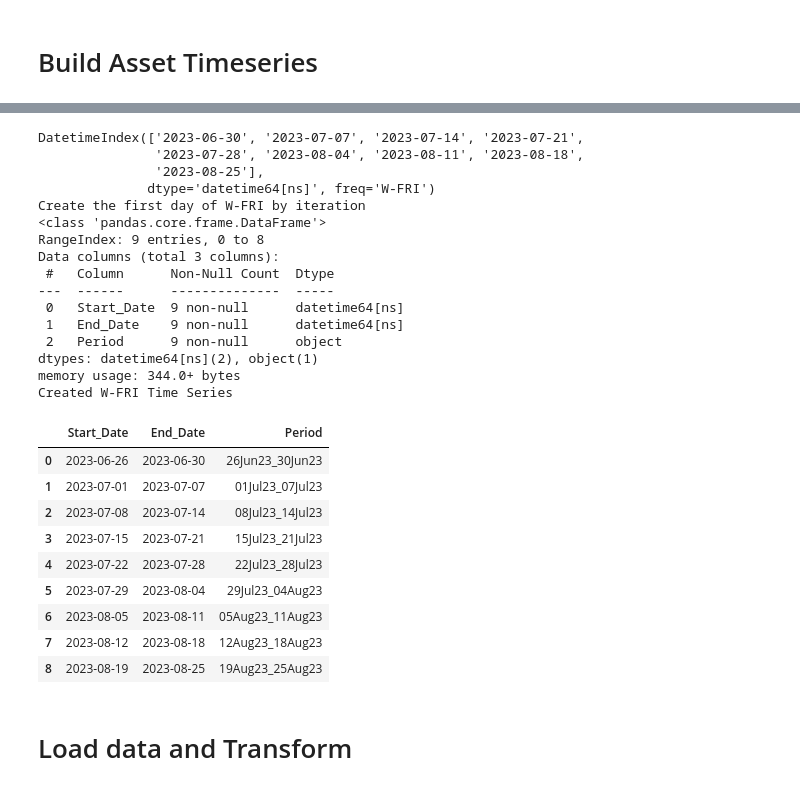
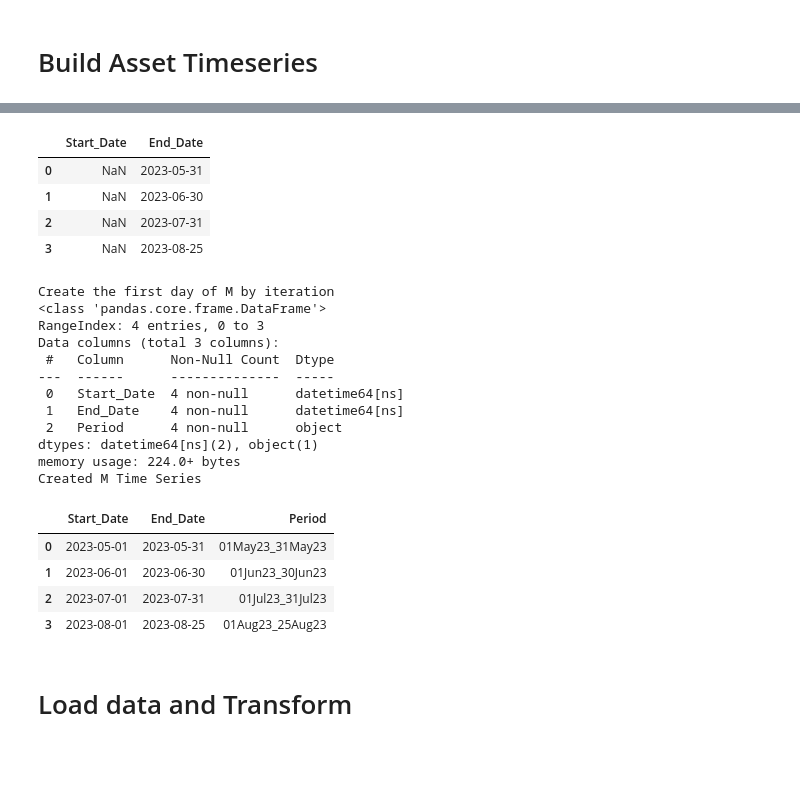
Before and after one commit to technqvi/FinQuant, a Jupyter notebook: AssetV2-Mini-ComparePerf.ipynb, the cells around one changed output, grey strips where cells are left out. Cells and saved outputs as stored; diff of their text form; code cells hidden in the pictures; blank space fills up the shorter version.

```diff
--- a/AssetV2-Mini-ComparePerf.ipynb
+++ b/AssetV2-Mini-ComparePerf.ipynb
@@ -16,10 +16,11 @@ import seaborn
 
 isPy=False
 # %%
-from_str='2023-06-26'
+from_str='2023-05-01'
 to_str='2023-08-25'
-feq ='W-FRI'  # support month=M,quater=Q,year=Y
-# feq ='M'
+# support month=M,quater=Q,year=Y
+#feq ='W-FRI'  # from_str is the first of  week
+feq ='M'  #  from_str is the first of XXX  1/6/23
 isPrintEcahPeriod=True
 removeList =[]
 # removeList = ['KKP-TQG', 'KFTHAISM']
@@ -69,3 +70,13 @@ print(isPrintEcahPeriod)
 True
 # %% [markdown]
 # Build Asset Timeseries
+# %%
+# this is the last date of goverm period
+period_index=pd.date_range(start=from_str,end=to_str, freq=feq)
+print(period_index)
+
+list_period_index=list(period_index)
+if feq=='M':
+    if  list_period_index[-1] < datetime.strptime(to_str,'%Y-%m-%d'):
+     list_period_index.append(datetime.strptime(to_str,'%Y-%m-%d'))
+print(list_period_index)
@@ -72,60 +86,52 @@ True
+# %%
+# create StartDate as Nan
+fundPerfByPeriod_df=pd.DataFrame(data=list_period_index,columns=['End_Date'])
+fundPerfByPeriod_df['Start_Date']=np.nan
+fundPerfByPeriod_df=fundPerfByPeriod_df[['Start_Date','End_Date']]
+fundPerfByPeriod_df
+# %% [output]
+|  | Start_Date | End_Date |
+| 0 | NaN | 2023-05-31 |
+| 1 | NaN | 2023-06-30 |
+| 2 | NaN | 2023-07-31 |
+| 3 | NaN | 2023-08-25 |
 # %%
-# this is the last date of goverm period
-period_index=pd.date_range(start=from_str,end=to_str, freq=feq)
-print(period_index)
-
-
-# create StartDate as Nan
-fundPerfByPeriod_df=pd.DataFrame(data=list(period_index),columns=['End_Date'])
-fundPerfByPeriod_df['Start_Date']=np.nan
-fundPerfByPeriod_df=fundPerfByPeriod_df[['Start_Date','End_Date']]
-
-
 print(f"Create the first day of {feq} by iteration")
 # print(fundPerfByPeriod_df)
 
 for index,row in fundPerfByPeriod_df.iterrows():
     if index==0:
        fundPerfByPeriod_df.iloc[0,0]=datetime.strptime(from_str,'%Y-%m-%d')
     else:
         # get End_Date(last day of Year, Quater,Month) of previouse row
         prev_end_date= fundPerfByPeriod_df.iloc[index-1,1]
         start_date=prev_end_date + timedelta(days = 1) #
         fundPerfByPeriod_df.iloc[index,0]=start_date
 fundPerfByPeriod_df['Start_Date']=pd.to_datetime(fundPerfByPeriod_df['Start_Date'],format='%Y-%m-%d %H:%M:%S')
 
 fundPerfByPeriod_df['Period']= fundPerfByPeriod_df.apply( lambda item:f"{item['Start_Date'].strftime('%d')}{item['Start_Date'].strftime('%b')}{item['Start_Date'].strftime('%y')}_{item['End_Date'].strftime('%d')}{item['End_Date'].strftime('%b')}{item['End_Date'].strftime('%y')}"  ,axis=1  )
 fundPerfByPeriod_df.info()
 
 print(f"Created {feq} Time Series")
 fundPerfByPeriod_df
 # %% [output]
-DatetimeIndex(['2023-06-30', '2023-07-07', '2023-07-14', '2023-07-21',
-               '2023-07-28', '2023-08-04', '2023-08-11', '2023-08-18',
-               '2023-08-25'],
-              dtype='datetime64[ns]', freq='W-FRI')
-Create the first day of W-FRI by iteration
+Create the first day of M by iteration
 <class 'pandas.core.frame.DataFrame'>
-RangeIndex: 9 entries, 0 to 8
+RangeIndex: 4 entries, 0 to 3
 Data columns (total 3 columns):
  #   Column      Non-Null Count  Dtype
 ---  ------      --------------  -----
- 0   Start_Date  9 non-null      datetime64[ns]
- 1   End_Date    9 non-null      datetime64[ns]
- 2   Period      9 non-null      object
+ 0   Start_Date  4 non-null      datetime64[ns]
+ 1   End_Date    4 non-null      datetime64[ns]
+ 2   Period      4 non-null      object
 dtypes: datetime64[ns](2), object(1)
-memory usage: 344.0+ bytes
-Created W-FRI Time Series
+memory usage: 224.0+ bytes
+Created M Time Series
 |  | Start_Date | End_Date | Period |
-| 0 | 2023-06-26 | 2023-06-30 | 26Jun23_30Jun23 |
-| 1 | 2023-07-01 | 2023-07-07 | 01Jul23_07Jul23 |
-| 2 | 2023-07-08 | 2023-07-14 | 08Jul23_14Jul23 |
-| 3 | 2023-07-15 | 2023-07-21 | 15Jul23_21Jul23 |
-| 4 | 2023-07-22 | 2023-07-28 | 22Jul23_28Jul23 |
-| 5 | 2023-07-29 | 2023-08-04 | 29Jul23_04Aug23 |
-| 6 | 2023-08-05 | 2023-08-11 | 05Aug23_11Aug23 |
-| 7 | 2023-08-12 | 2023-08-18 | 12Aug23_18Aug23 |
-| 8 | 2023-08-19 | 2023-08-25 | 19Aug23_25Aug23 |
+| 0 | 2023-05-01 | 2023-05-31 | 01May23_31May23 |
+| 1 | 2023-06-01 | 2023-06-30 | 01Jun23_30Jun23 |
+| 2 | 2023-07-01 | 2023-07-31 | 01Jul23_31Jul23 |
+| 3 | 2023-08-01 | 2023-08-25 | 01Aug23_25Aug23 |
 # %% [markdown]
 # Load data and Transform
 # %%
```
Also changed, not shown: parts of 15 cells of this notebook.
